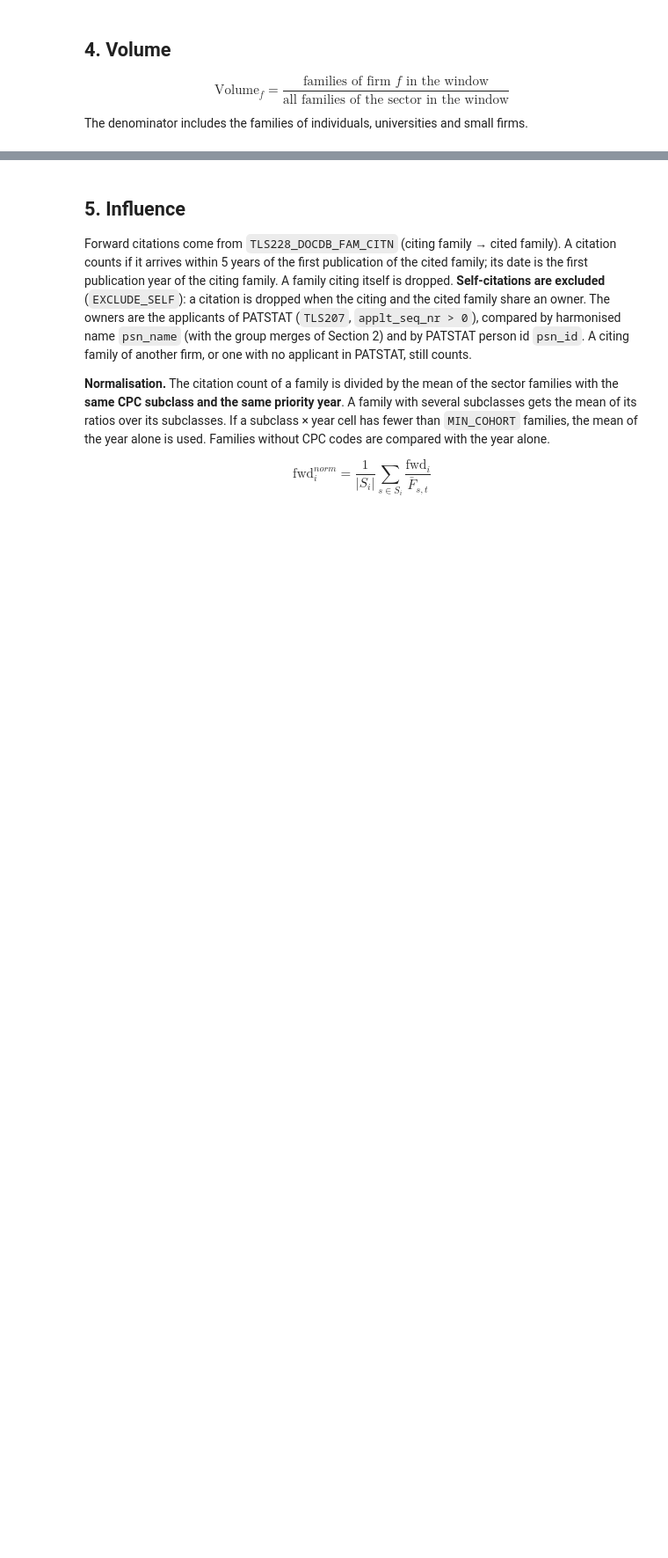
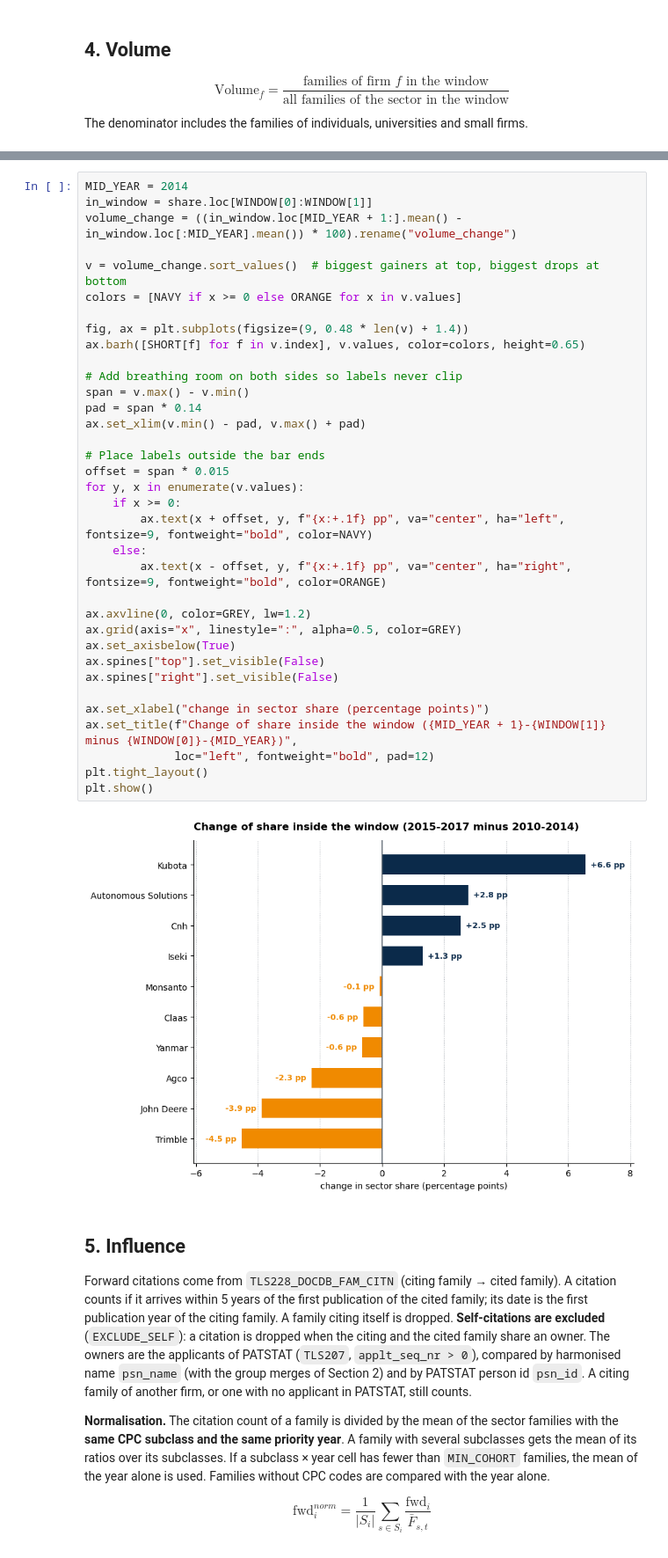
Before and after one commit to AriGBi/team-38-PrecisionAgriculture, a Jupyter notebook: notebooks/Step3_v3_2017.ipynb, the cells around one changed output, grey strips where cells are left out. Shown at 88% size. Saved outputs shown, nothing was run; the diff lists cells and outputs as text; blank space fills up the shorter version.

```diff
--- a/notebooks/Step3_v3_2017.ipynb
+++ b/notebooks/Step3_v3_2017.ipynb
@@ -201,3 +290,40 @@ firm_bars(volume, "Volume: share of the sector's families, 2010-2017", "share of
+# %%
+MID_YEAR = 2014
+in_window = share.loc[WINDOW[0]:WINDOW[1]]
+volume_change = ((in_window.loc[MID_YEAR + 1:].mean() - in_window.loc[:MID_YEAR].mean()) * 100).rename("volume_change")
+
+v = volume_change.sort_values()  # biggest gainers at top, biggest drops at bottom
+colors = [NAVY if x >= 0 else ORANGE for x in v.values]
+
+fig, ax = plt.subplots(figsize=(9, 0.48 * len(v) + 1.4))
+ax.barh([SHORT[f] for f in v.index], v.values, color=colors, height=0.65)
+
+# Add breathing room on both sides so labels never clip
+span = v.max() - v.min()
+pad = span * 0.14
+ax.set_xlim(v.min() - pad, v.max() + pad)
+
+# Place labels outside the bar ends
+offset = span * 0.015
+for y, x in enumerate(v.values):
+    if x >= 0:
+        ax.text(x + offset, y, f"{x:+.1f} pp", va="center", ha="left", fontsize=9, fontweight="bold", color=NAVY)
+    else:
+        ax.text(x - offset, y, f"{x:+.1f} pp", va="center", ha="right", fontsize=9, fontweight="bold", color=ORANGE)
+
+ax.axvline(0, color=GREY, lw=1.2)
+ax.grid(axis="x", linestyle=":", alpha=0.5, color=GREY)
+ax.set_axisbelow(True)
+ax.spines["top"].set_visible(False)
+ax.spines["right"].set_visible(False)
+
+ax.set_xlabel("change in sector share (percentage points)")
+ax.set_title(f"Change of share inside the window ({MID_YEAR + 1}-{WINDOW[1]} minus {WINDOW[0]}-{MID_YEAR})",
+             loc="left", fontweight="bold", pad=12)
+plt.tight_layout()
+plt.show()
+# %% [output]
+[figure, added]
 # %% [markdown]
 ## 5. Influence
 
```
Also changed, not shown: parts of 29 cells of this notebook, 2 other files.
